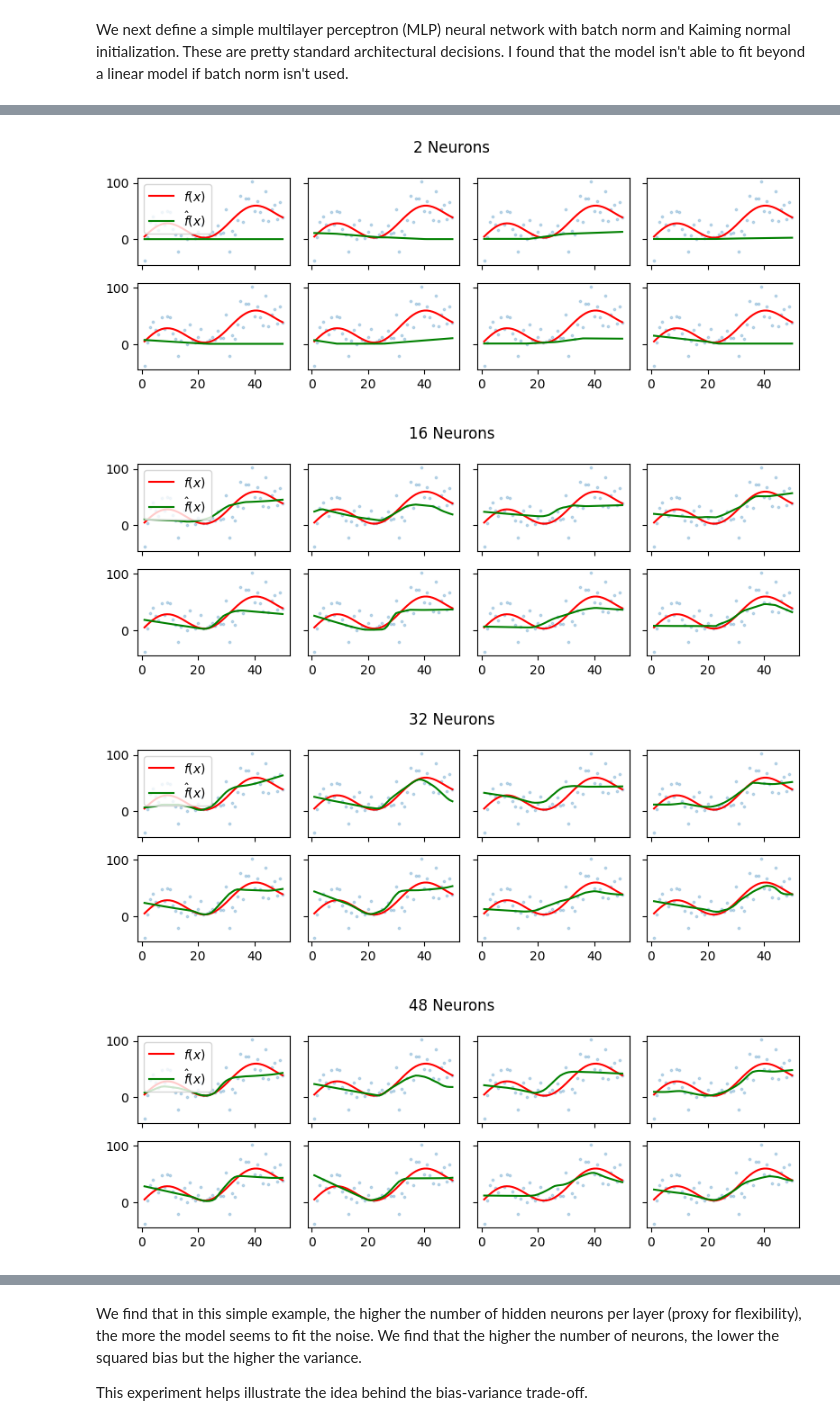
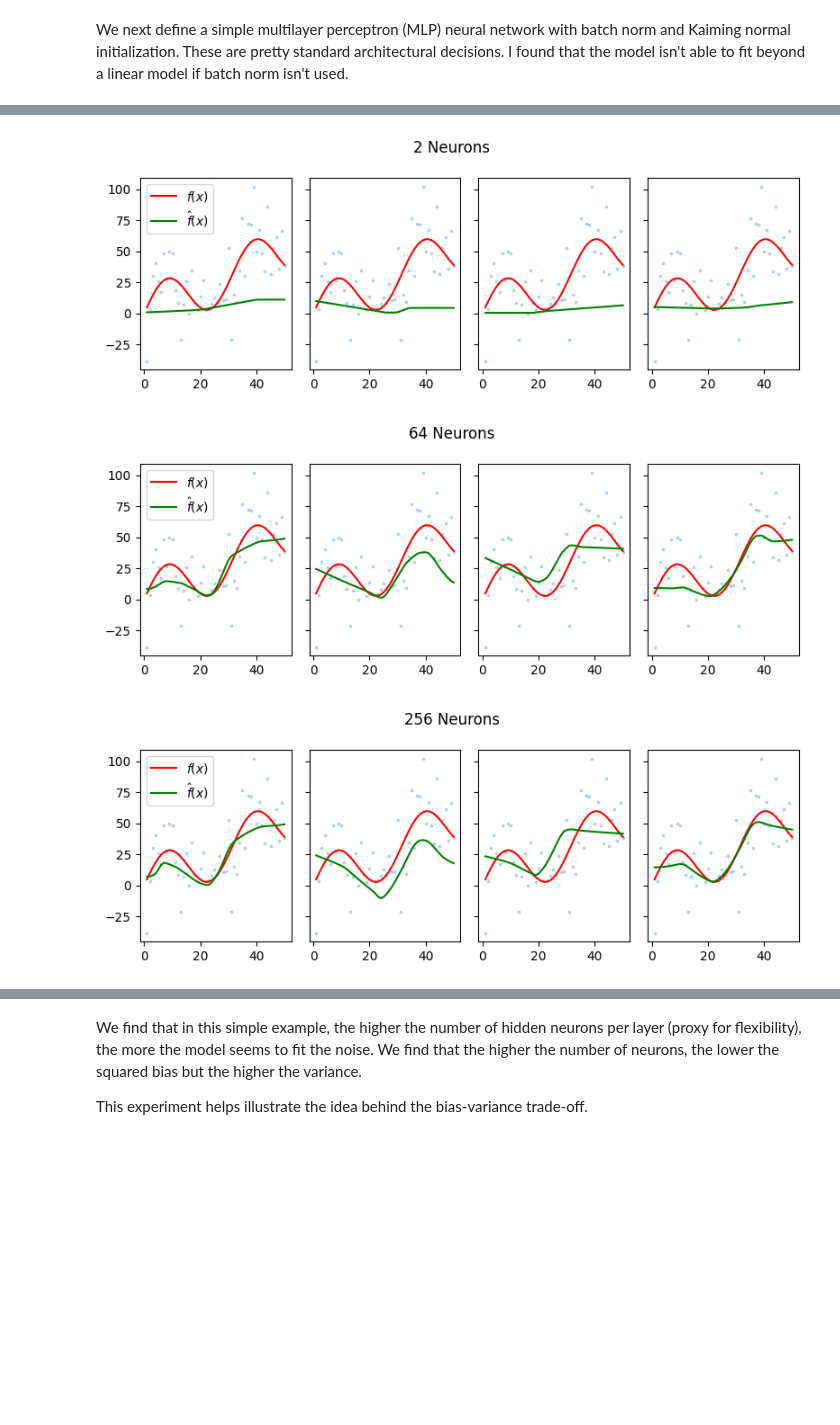
Before and after one commit to PrinceJavier/princejavier.github.io, a Jupyter notebook: _sources/supervised_learning/bias_variance.ipynb, the cells around one changed output, grey strips where cells are left out. Drawn from its saved outputs; the diff is of its cells as text; code cells hidden in the pictures; blank space fills up the shorter version.

```diff
--- a/_sources/supervised_learning/bias_variance.ipynb
+++ b/_sources/supervised_learning/bias_variance.ipynb
@@ -169,12 +169,13 @@ class Trial:
             loss.backward()
             self.optimizer.step()
 
-    def visualize(self, X, Y, f_x, ax):
+    def predict(self, X):
         X_new_tensor = torch.from_numpy(X).unsqueeze(1).to("mps")
         self.model.eval()
         with torch.no_grad():
             self.Y_pred = self.model(X_new_tensor).detach().cpu().numpy().flatten()
 
+    def visualize(self, X, Y, f_x, ax):
         ax.plot(X, f_x, c='r', label='$f(x)$')
         ax.plot(X, self.Y_pred, c='g', label='$\hat{f}(x)$')
         ax.scatter(X, Y, s=3, alpha=0.25) # label = "$Y = f(x) + \epsilon$")
@@ -185,41 +186,48 @@ We visualize here the results of 18 trials per model trained for 100 epochs each
 # %%
 num_epochs = 100
 prop_train = 1
-k_train = 8
+k_train = 20
 
 X_test, f_x_test, Y_test, eps = gen_data(seed=0, prop=1)
 results = {}
-for count_neurons in [2, 16, 32, 48, 64, 80, 96]: # modifies flexibility
+for count_neurons in (2, 4, 8, 16, 32, 64, 128, 256): # modifies flexibility
     preds = [] # used to compute the bias and variance
-    fig, axs = plt.subplots(2, 4, figsize=(8, 3), sharex=True, sharey=True)
-    axs = axs.flatten()
+
+    to_viz = [2, 64, 256]
+
+    if count_neurons in to_viz:
+        fig, axs = plt.subplots(1, 4, figsize=(8, 3), sharex=True, sharey=True)
+        axs = axs.flatten()
 
     for i in range(0, k_train):
         # we pick a different train set iid sampled from P_XY
         X, f_x, Y, eps = gen_data(seed=i+1, prop=prop_train) # seed > 1 for train
 
         trial = Trial(count_neurons=count_neurons)
         trial.train(X, Y, num_epochs=num_epochs)
-        trial.visualize(X_test, Y_test, f_x_test, axs[i])
+        trial.predict(X)
 
-        if i == 0:
-            axs[i].legend()
+        if count_neurons in to_viz and i < 4:
+            trial.visualize(X_test, Y_test, f_x_test, axs[i])
+
+            if i == 0:
+                axs[i].legend()
 
         # track average squared bias
         preds += [trial.Y_pred]
 
-    plt.suptitle(f"{count_neurons} Neurons")
-    plt.tight_layout()
-    plt.show()
+    if count_neurons in to_viz:
+        plt.suptitle(f"{count_neurons} Neurons")
+        plt.tight_layout()
+        plt.show()
 
     # compute the bias and variance
     preds = np.array(preds)
     mean_preds = preds.mean(axis=0)
     bias_squared = np.mean((mean_preds - f_x_test)**2)
     variance = np.mean((preds - mean_preds)**2)
     results[count_neurons] = [bias_squared, variance]
 # %% [output]
-[figure, old version]
+[figure, new version]
-[figure, old version]
+[figure, new version]
-[figure, old version]
+[figure, new version]
-[figure, removed]
```
Also changed, not shown: parts of 4 cells of this notebook, 6 other files.
